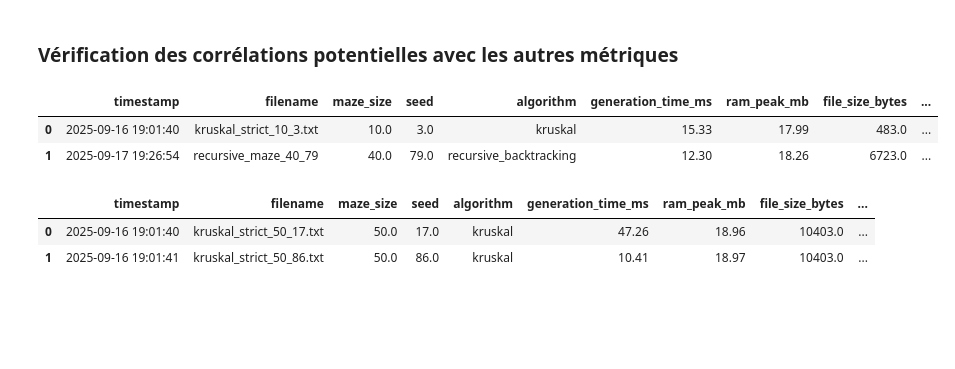
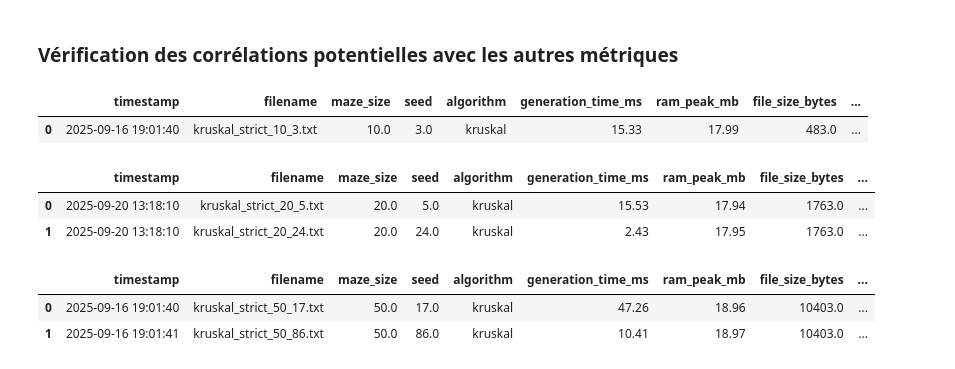
Before and after one commit to Paul-Emmanuel-Buffe/amazing-mazes, a Jupyter notebook: amazing_mazes_report.ipynb, the cells around one changed output. Cells and saved outputs as stored; diff of their text form; code cells hidden in the pictures; blank space fills up the shorter version.

```diff
--- a/amazing_mazes_report.ipynb
+++ b/amazing_mazes_report.ipynb
@@ -227,30 +243,56 @@ where maze_size = 1000 and algorithm= 'kruskal'
 # %%
 # Vérification sur Kruskal 10
 # temps max
 max_time = duckdb.sql("""
     SELECT *,
       'max_time'as metric
       from df_kruskal_10
         where generation_time_ms = (select max(generation_time_ms) FROM df_kruskal_10)""").df()
 
-# max ram
-max_ram = duckdb.sql("""
+# max operations
+max_ops = duckdb.sql("""
     SELECT *,
-      'max_ram'as metric
-    from df_kruskal_10
-    where ram_peak_mb = (select max(ram_peak_mb) FROM df_kruskal_10)""").df()
+      'max_ops'as metric
+    from df_kruskal_50
+    where union_find_operations = (select max(union_find_operations) FROM df_kruskal_10)""").df()
 
 result = duckdb.sql("""
     select * from max_time
     union all
     select * from max_ops
     """).df()
 
 result
 # %% [output]
 |  | timestamp | filename | maze_size | seed | algorithm | generation_time_ms | ram_peak_mb | file_size_bytes | ... |
 | 0 | 2025-09-16 19:01:40 | kruskal_strict_10_3.txt | 10.0 | 3.0 | kruskal | 15.33 | 17.99 | 483.0 | ... |
-| 1 | 2025-09-17 19:26:54 | recursive_maze_40_79 | 40.0 | 79.0 | recursive_backtracking | 12.30 | 18.26 | 6723.0 | ... |
+# %%
+# Vérification sur Kruskal 20
+# temps max
+max_time = duckdb.sql("""
+    SELECT *,
+      'max_time'as metric
+      from df_kruskal_20
+        where generation_time_ms = (select max(generation_time_ms) FROM df_kruskal_20)""").df()
+
+# max operations
+max_ops = duckdb.sql("""
+    SELECT *,
+      'max_ops'as metric
+    from df_kruskal_20
+    where union_find_operations = (select max(union_find_operations) FROM df_kruskal_20)""").df()
+
+result = duckdb.sql("""
+    select * from max_time
+    union all
+    select * from max_ops
+    """).df()
+
+result
+# %% [output]
+|  | timestamp | filename | maze_size | seed | algorithm | generation_time_ms | ram_peak_mb | file_size_bytes | ... |
+| 0 | 2025-09-20 13:18:10 | kruskal_strict_20_5.txt | 20.0 | 5.0 | kruskal | 15.53 | 17.94 | 1763.0 | ... |
+| 1 | 2025-09-20 13:18:10 | kruskal_strict_20_24.txt | 20.0 | 24.0 | kruskal | 2.43 | 17.95 | 1763.0 | ... |
 # %%
 # Vérification sur Kruskal 50
 # temps max
```
Also changed, not shown: parts of 20 cells of this notebook.
